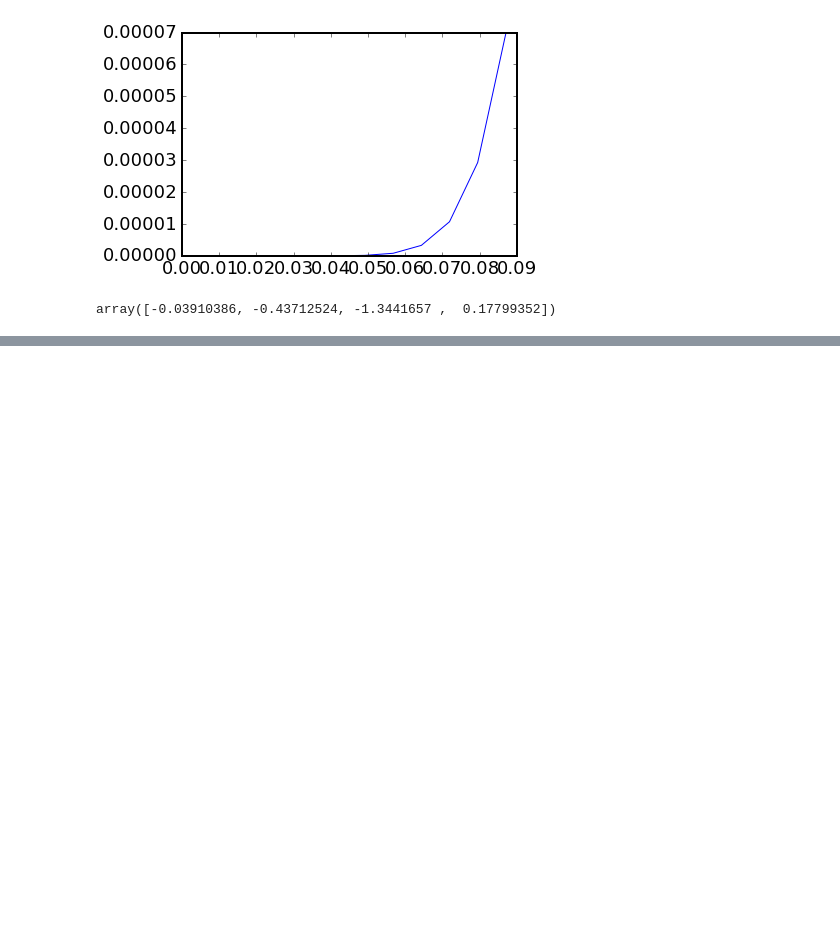
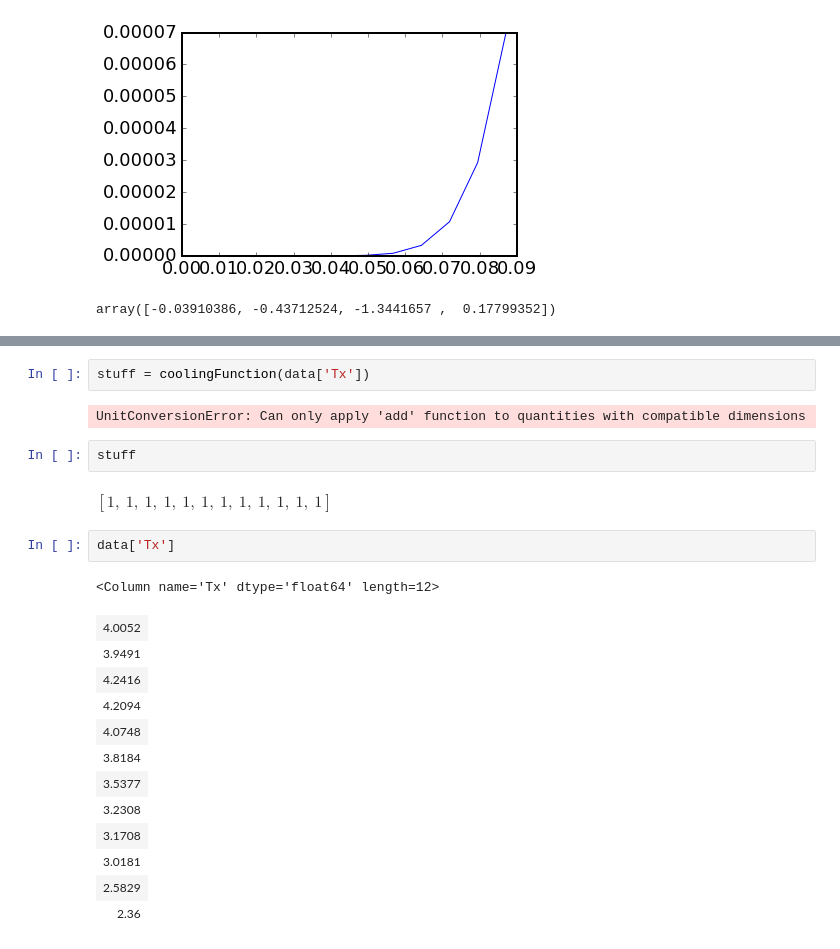
Before and after one commit to granttremblay/RainMaker, a Jupyter notebook: rainmaker_development_helper.ipynb, the cells around one changed output, grey strips where cells are left out. Cells and saved outputs as stored; diff of their text form; blank space fills up the shorter version.

```diff
--- a/rainmaker_development_helper.ipynb
+++ b/rainmaker_development_helper.ipynb
@@ -149,0 +168,24 @@ array([-0.03910386, -0.43712524, -1.3441657 ,  0.17799352])
+# %%
+stuff = coolingFunction(data['Tx'])
+# %% [output]
+UnitConversionError: Can only apply 'add' function to quantities with compatible dimensions
+# %%
+stuff
+# %% [output]
+$[1,~1,~1,~1,~1,~1,~1,~1,~1,~1,~1,~1] \; \mathrm{}$
+# %%
+data['Tx']
+# %% [output]
+<Column name='Tx' dtype='float64' length=12>
+| 4.0052 |
+| 3.9491 |
+| 4.2416 |
+| 4.2094 |
+| 4.0748 |
+| 3.8184 |
+| 3.5377 |
+| 3.2308 |
+| 3.1708 |
+| 3.0181 |
+| 2.5829 |
+| 2.36 |
```
Also changed, not shown: parts of 11 cells of this notebook, 1 other file.
